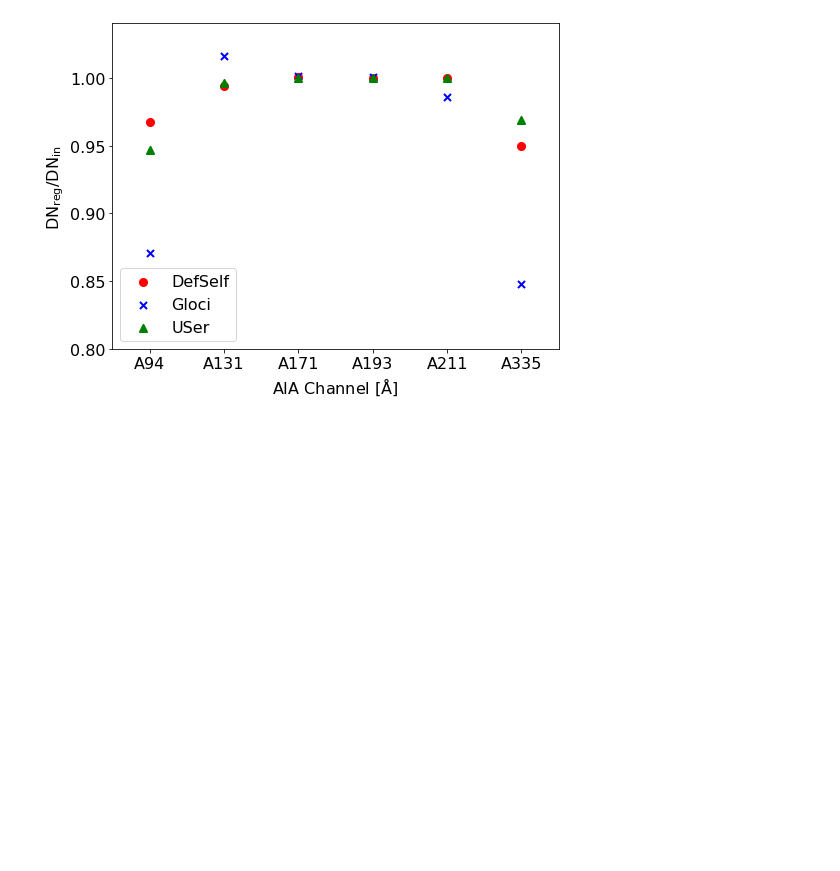
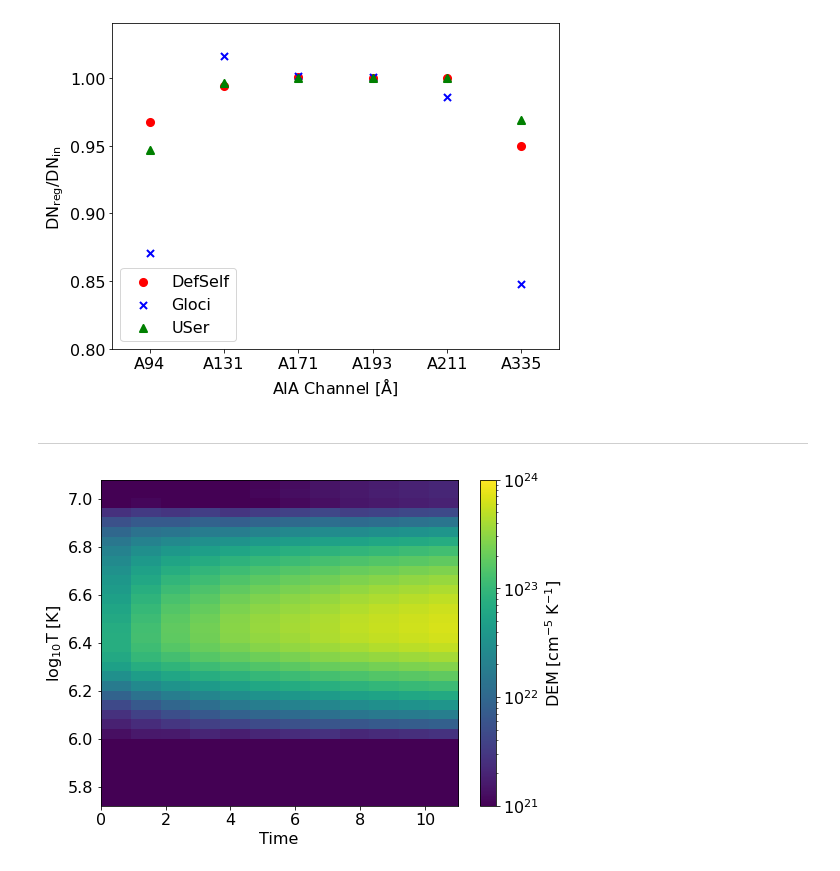
Before and after one commit to ianan/demreg, a Jupyter notebook: python/example_demregpy_aiasyn.ipynb, the cells around one changed output. Cells and saved outputs as stored; diff of their text form; code cells hidden in the pictures; blank space fills up the shorter version.

Commit message:
tweaked demogram and demmaps examples

```diff
--- a/python/example_demregpy_aiasyn.ipynb
+++ b/python/example_demregpy_aiasyn.ipynb
@@ -237,6 +238,41 @@ plt.legend()
 plt.show()
 # %% [output]
 [figure]
+# %% [markdown]
+---
+# %%
+# # Now lets try making a 1D array (really 2D as t,f) from our synthetic pixel
+# # This could also be a map position-slice or pixel/region average changing with time
+
+nt=12
+# Only input data and error needs the extra dimensions here - TR resp and T binnings as before
+dn_in2d=np.zeros([nt,nf])
+edn_in2d=np.zeros([nt,nf])
+for t in np.arange(nt):
+# Giving some time dependance to our synthetic data so we can see the change in the DEMogram
+# Obviously with real data you wouldn't need to do this
+    dn_in2d[t,:]=dn_in*(1+(t*6.)/nt)
+# Just use 10% for error as changed data - again with real data use the full error calculation
+    edn_in2d[t,:]=0.1*dn_in
+
+# Now do the DEMogram calculation
+dem1d,edem1d,elogt1d,chisq1d,dn_reg1d=dn2dem_pos(dn_in2d,edn_in2d,trmatrix,tresp_logt,temps)
+
+# print('DN_reg: ',dn_reg1d[0,:])
+# print('chisq: ',chisq1d[0])
+# %%
+# Can plot t (or position) vs logT, producing a DEMogram
+fig,ax = plt.subplots(figsize=(8, 6))
+plt.imshow(dem1d.T,aspect='auto',origin='lower',norm=matplotlib.colors.LogNorm(vmin=1e21, vmax=1e24),\
+           extent=[0,nt-1,min(mlogt),max(mlogt)])
+plt.ylabel('$\mathrm{\log_{10}T\;[K]}$')
+plt.xlabel('Time')
+plt.colorbar(label='$\mathrm{DEM\;[cm^{-5}\;K^{-1}]}$')
+plt.show()
+
+#  A vertical slice of the below plot would give the standard DEM plot of DEM vs logT
+# %% [output]
+[figure, added]
 # %%
 # # Now lets try making a 2D array (really 3D as x,y,f) from our synthetic pixel
 # # to test speed of the code with a AIA "maps":
```
Also changed, not shown: parts of 3 cells of this notebook.
